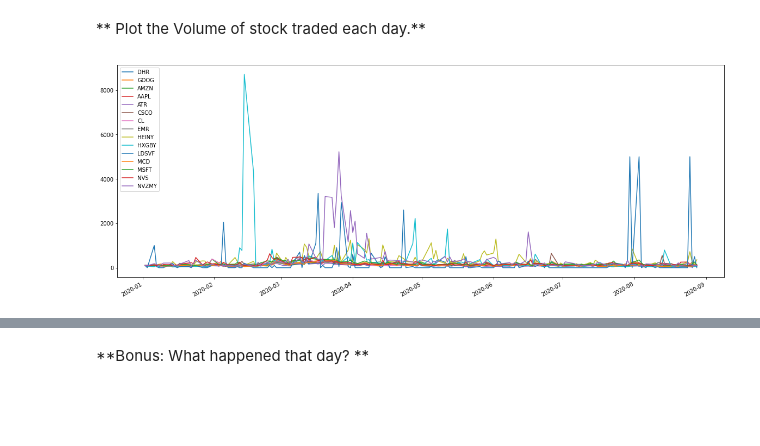
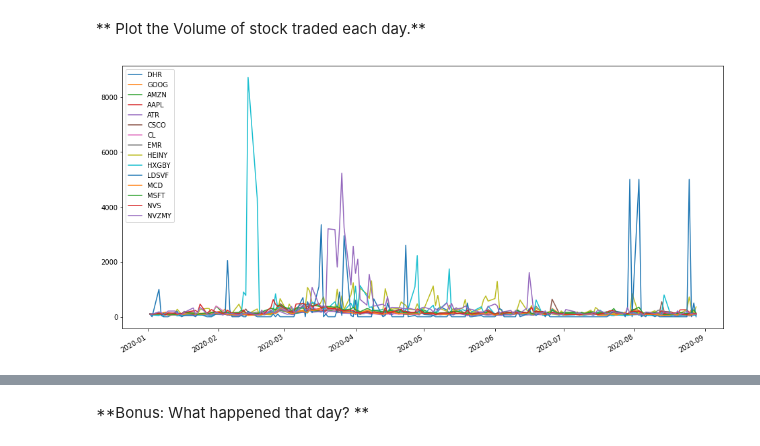
Before and after one commit to sven227/alphapp, a Jupyter notebook: stocks_basic_pf_sven.ipynb, the cells around one changed output, grey strips where cells are left out. Drawn from its saved outputs; the diff is of its cells as text; code cells hidden in the pictures; blank space fills up the shorter version.

```diff
--- a/stocks_basic_pf_sven.ipynb
+++ b/stocks_basic_pf_sven.ipynb
@@ -174,8 +245,8 @@ ____
 ** Plot the Volume of stock traded each day.**
 # %%
 pf_vol.iloc[0]
-(pf_vol / pf_vol.iloc[0] * 100).plot(figsize=(20, 8))
+(pf_vol / pf_vol.iloc[0] * 100).plot(figsize=(16, 8))
 
 plt.legend(loc=2);
 # %% [output]
-[figure, old version]
+[figure, new version]
```
Also changed, not shown: parts of 29 cells of this notebook.
